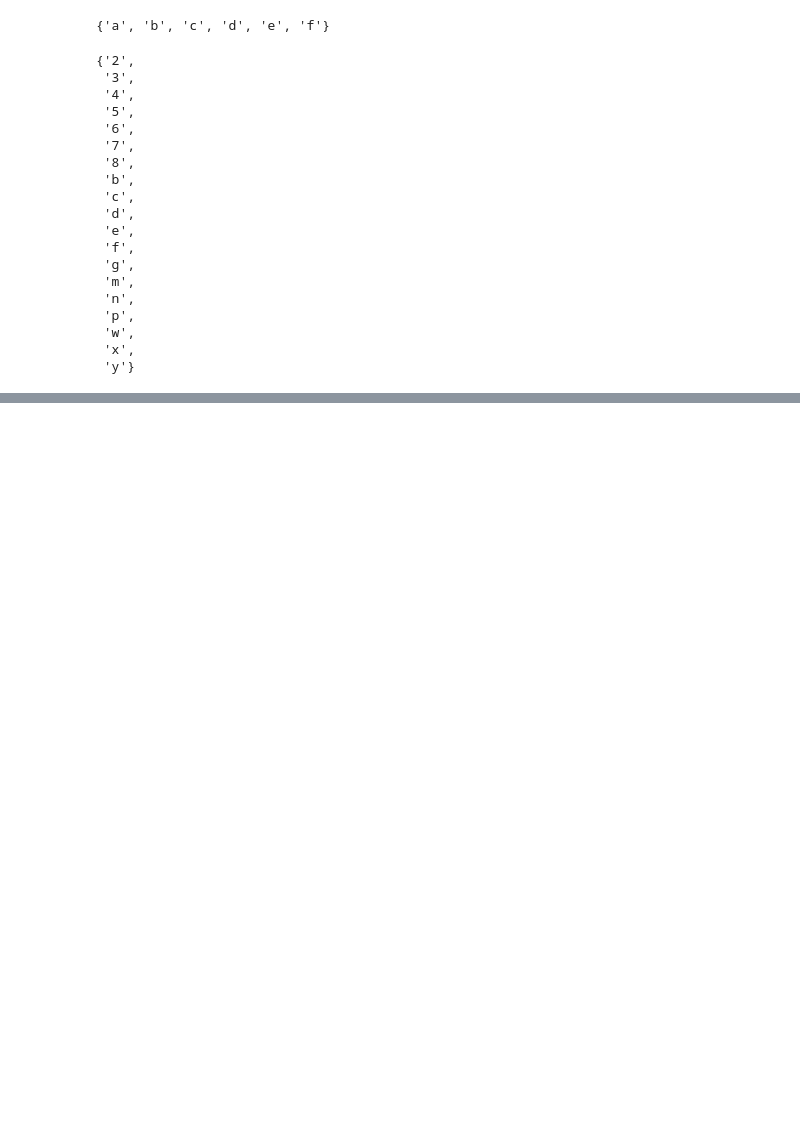
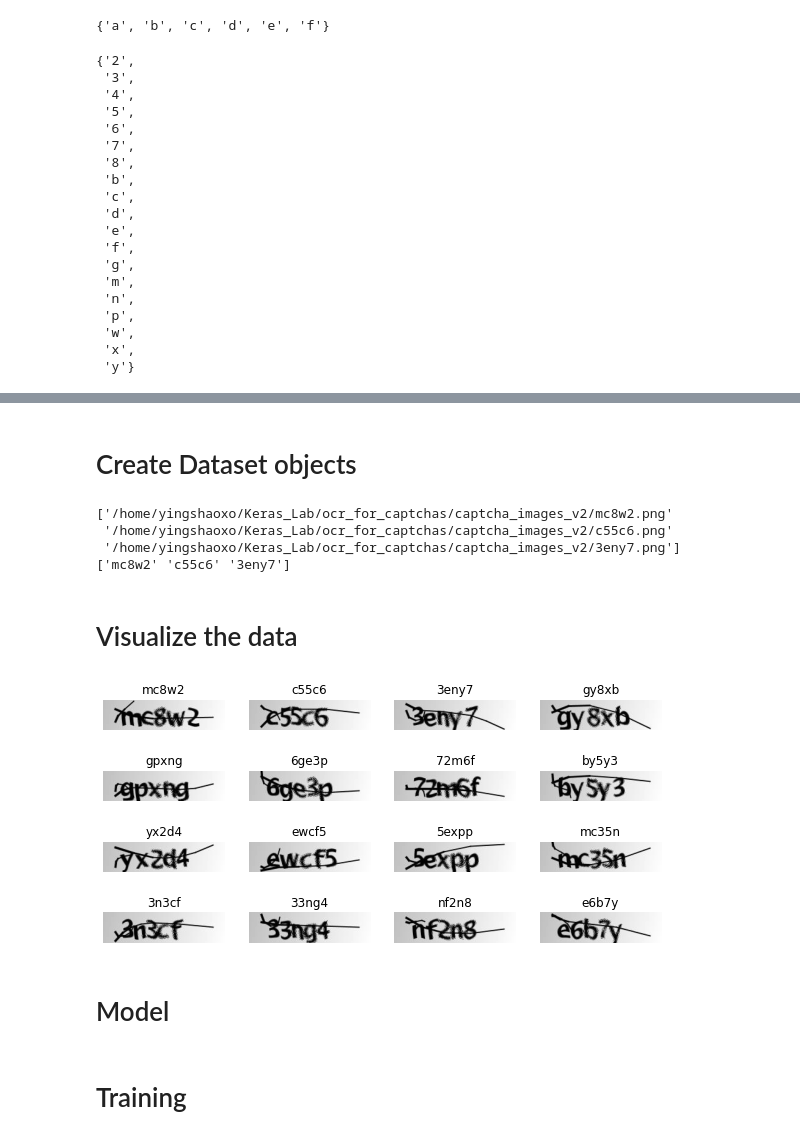
Before and after one commit to yingshaoxo/play-with-python, a Jupyter notebook: keras/1. OCR model for reading Captchas.ipynb, the cells around one changed output, grey strips where cells are left out. Saved outputs shown, nothing was run; the diff lists cells and outputs as text; code cells hidden in the pictures; blank space fills up the shorter version.

Commit message:
refine the keras ocr example

```diff
--- a/keras/1. OCR model for reading Captchas.ipynb
+++ b/keras/1. OCR model for reading Captchas.ipynb
@@ -126,0 +131,10 @@ max_length = max([len(label) for label in labels])
+# %%
+# Mapping characters to integers
+char_to_num = layers.experimental.preprocessing.StringLookup(
+    vocabulary=list(characters), num_oov_indices=0, mask_token=None
+)
+
+# Mapping integers back to original characters
+num_to_char = layers.experimental.preprocessing.StringLookup(
+    vocabulary=char_to_num.get_vocabulary(), mask_token=None, invert=True
+)
@@ -126,0 +204,48 @@ max_length = max([len(label) for label in labels])
+# %% [markdown]
+# Create Dataset objects
+# %%
+print(x_train[:3])
+print(y_train[:3])
+# %% [output]
+['/home/yingshaoxo/Keras_Lab/ocr_for_captchas/captcha_images_v2/mc8w2.png'
+ '/home/yingshaoxo/Keras_Lab/ocr_for_captchas/captcha_images_v2/c55c6.png'
+ '/home/yingshaoxo/Keras_Lab/ocr_for_captchas/captcha_images_v2/3eny7.png']
+['mc8w2' 'c55c6' '3eny7']
+# %%
+train_dataset = tf.data.Dataset.from_tensor_slices((x_train, y_train))
+train_dataset = (
+    train_dataset.map(
+        encode_single_sample, num_parallel_calls=tf.data.experimental.AUTOTUNE
+    )
+    .batch(batch_size)
+    .prefetch(buffer_size=tf.data.experimental.AUTOTUNE)
+)
+
+validation_dataset = tf.data.Dataset.from_tensor_slices((x_valid, y_valid))
+validation_dataset = (
+    validation_dataset.map(
+        encode_single_sample, num_parallel_calls=tf.data.experimental.AUTOTUNE
+    )
+    .batch(batch_size)
+    .prefetch(buffer_size=tf.data.experimental.AUTOTUNE)
+)
+# %% [markdown]
+# Visualize the data
+# %%
+_, ax = plt.subplots(4, 4, figsize=(10, 5))
+
+for batch in train_dataset.take(1):
+    images = batch["image"]
+    labels = batch["label"]
+    for i in range(len(labels)):
+        img = (images[i] * 255).numpy().astype("uint8")
+        label = tf.strings.reduce_join(num_to_char(labels[i])).numpy().decode("utf-8")
+        ax[i // 4, i % 4].imshow(img[:, :, 0].T, cmap="gray")
+        ax[i // 4, i % 4].set_title(label)
+        ax[i // 4, i % 4].axis("off")
+
+plt.show()
+# %% [output]
+[figure, added]
+# %% [markdown]
+# Model
@@ -126,0 +336,2 @@ max_length = max([len(label) for label in labels])
+# %% [markdown]
+# Training
```
Also changed, not shown: parts of 17 cells of this notebook.
